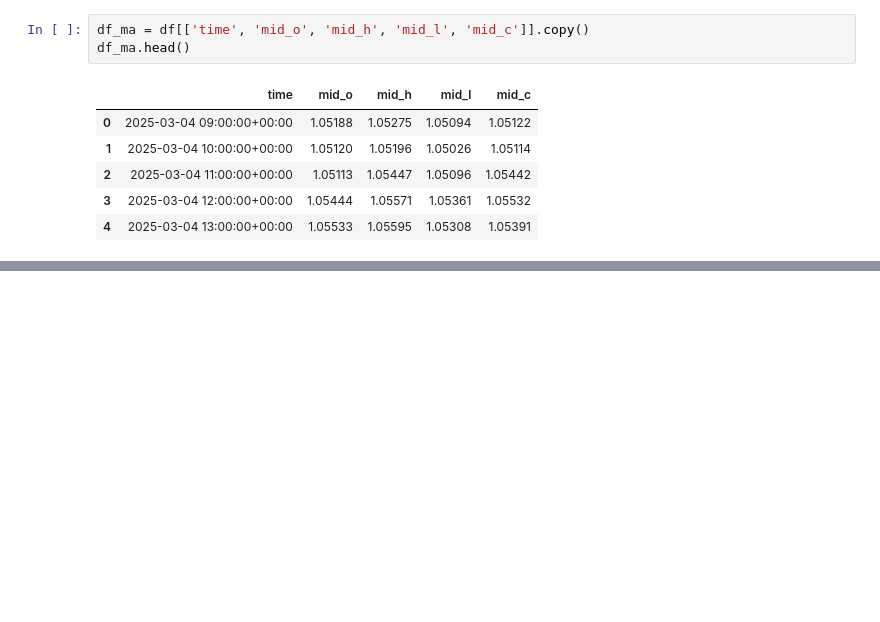
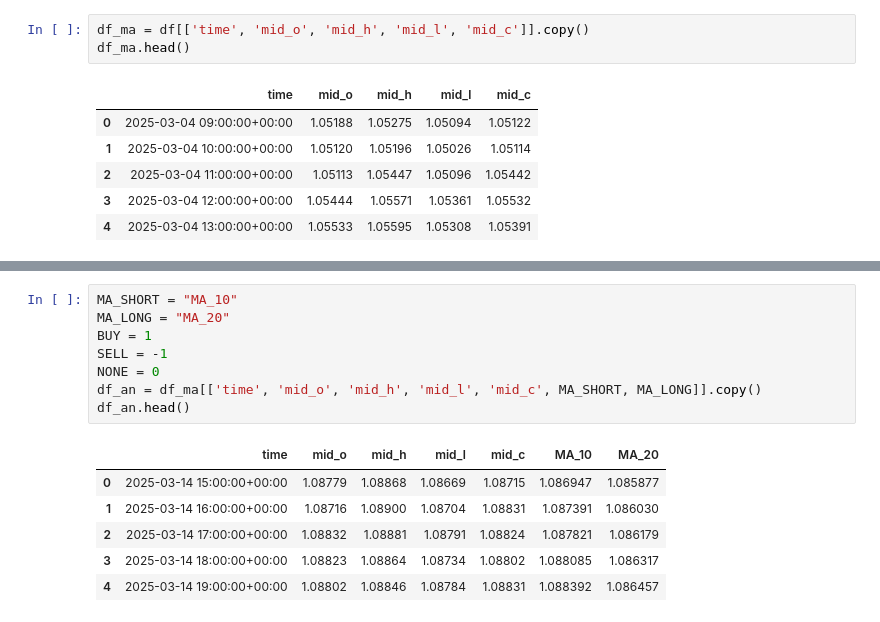
Before and after one commit to juanLude/backtesting_kangaroo, a Jupyter notebook: plotting_candles.ipynb, the cells around one changed output, grey strips where cells are left out. Drawn from its saved outputs; the diff is of its cells as text; blank space fills up the shorter version.

```diff
--- a/plotting_candles.ipynb
+++ b/plotting_candles.ipynb
@@ -110,0 +117,15 @@ cp.show_plot(line_traces=['MA_10'])
+# %%
+MA_SHORT = "MA_10"
+MA_LONG = "MA_20"
+BUY = 1
+SELL = -1
+NONE = 0
+df_an = df_ma[['time', 'mid_o', 'mid_h', 'mid_l', 'mid_c', MA_SHORT, MA_LONG]].copy()
+df_an.head()
+# %% [output]
+|  | time | mid_o | mid_h | mid_l | mid_c | MA_10 | MA_20 |
+| 0 | 2025-03-14 15:00:00+00:00 | 1.08779 | 1.08868 | 1.08669 | 1.08715 | 1.086947 | 1.085877 |
+| 1 | 2025-03-14 16:00:00+00:00 | 1.08716 | 1.08900 | 1.08704 | 1.08831 | 1.087391 | 1.086030 |
+| 2 | 2025-03-14 17:00:00+00:00 | 1.08832 | 1.08881 | 1.08791 | 1.08824 | 1.087821 | 1.086179 |
+| 3 | 2025-03-14 18:00:00+00:00 | 1.08823 | 1.08864 | 1.08734 | 1.08802 | 1.088085 | 1.086317 |
+| 4 | 2025-03-14 19:00:00+00:00 | 1.08802 | 1.08846 | 1.08784 | 1.08831 | 1.088392 | 1.086457 |
```
Also changed, not shown: parts of 8 cells of this notebook.
